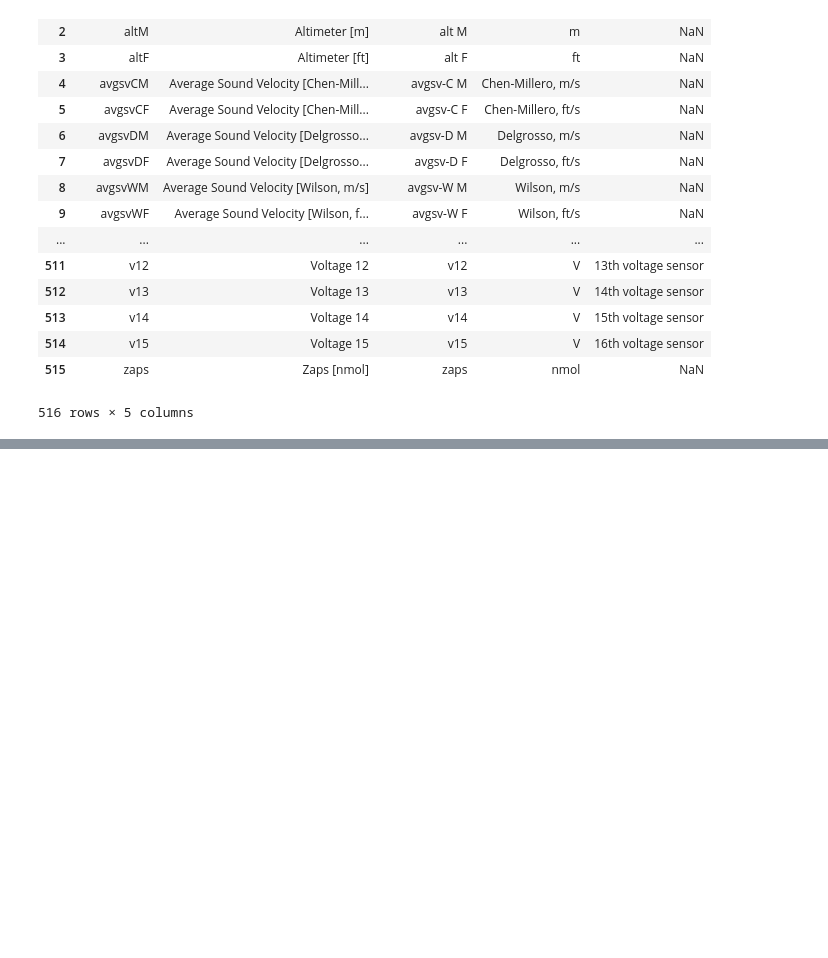
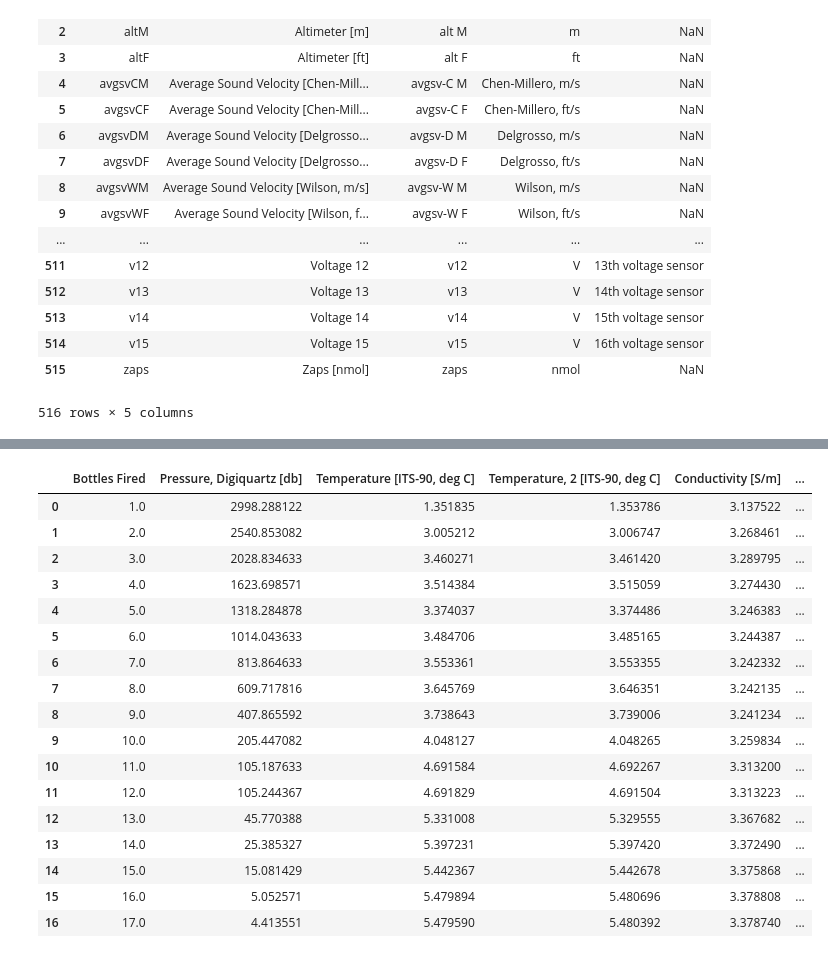
Before and after one commit to cooleyky/QAQC_Sandbox, a Jupyter notebook: Ship_data/rosette_file_processing.ipynb, the cells around one changed output, grey strips where cells are left out. Cells and saved outputs as stored; diff of their text form; code cells hidden in the pictures; blank space fills up the shorter version.

```diff
--- a/Ship_data/rosette_file_processing.ipynb
+++ b/Ship_data/rosette_file_processing.ipynb
@@ -210,0 +254,23 @@ for file in os.listdir(filepath):
+# %%
+btl = pd.read_csv('C:/Users/areed/Documents/OOI-CGSN/QAQC_Sandbox/Ship_data/Irminger/Irminger-5/Data/CTD/ar30-03003.btl')
+# %%
+btl
+# %% [output]
+|  | Bottles Fired | Pressure, Digiquartz [db] | Temperature [ITS-90, deg C] | Temperature, 2 [ITS-90, deg C] | Conductivity [S/m] | ... |
+| 0 | 1.0 | 2998.288122 | 1.351835 | 1.353786 | 3.137522 | ... |
+| 1 | 2.0 | 2540.853082 | 3.005212 | 3.006747 | 3.268461 | ... |
+| 2 | 3.0 | 2028.834633 | 3.460271 | 3.461420 | 3.289795 | ... |
+| 3 | 4.0 | 1623.698571 | 3.514384 | 3.515059 | 3.274430 | ... |
+| 4 | 5.0 | 1318.284878 | 3.374037 | 3.374486 | 3.246383 | ... |
+| 5 | 6.0 | 1014.043633 | 3.484706 | 3.485165 | 3.244387 | ... |
+| 6 | 7.0 | 813.864633 | 3.553361 | 3.553355 | 3.242332 | ... |
+| 7 | 8.0 | 609.717816 | 3.645769 | 3.646351 | 3.242135 | ... |
+| 8 | 9.0 | 407.865592 | 3.738643 | 3.739006 | 3.241234 | ... |
+| 9 | 10.0 | 205.447082 | 4.048127 | 4.048265 | 3.259834 | ... |
+| 10 | 11.0 | 105.187633 | 4.691584 | 4.692267 | 3.313200 | ... |
+| 11 | 12.0 | 105.244367 | 4.691829 | 4.691504 | 3.313223 | ... |
+| 12 | 13.0 | 45.770388 | 5.331008 | 5.329555 | 3.367682 | ... |
+| 13 | 14.0 | 25.385327 | 5.397231 | 5.397420 | 3.372490 | ... |
+| 14 | 15.0 | 15.081429 | 5.442367 | 5.442678 | 3.375868 | ... |
+| 15 | 16.0 | 5.052571 | 5.479894 | 5.480696 | 3.378808 | ... |
+| 16 | 17.0 | 4.413551 | 5.479590 | 5.480392 | 3.378740 | ... |
```
Also changed, not shown: parts of 6 cells of this notebook, 1 other file.
